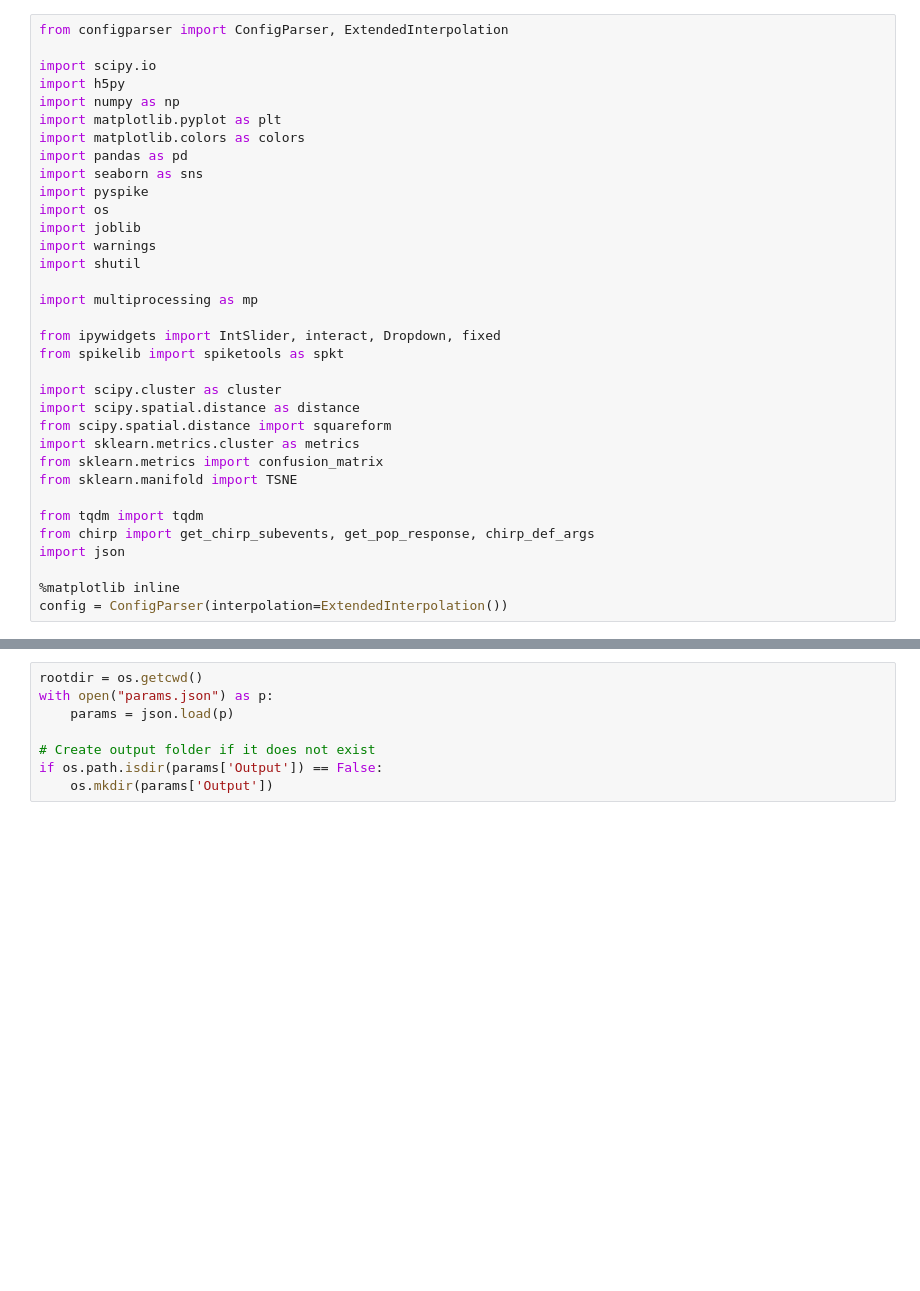
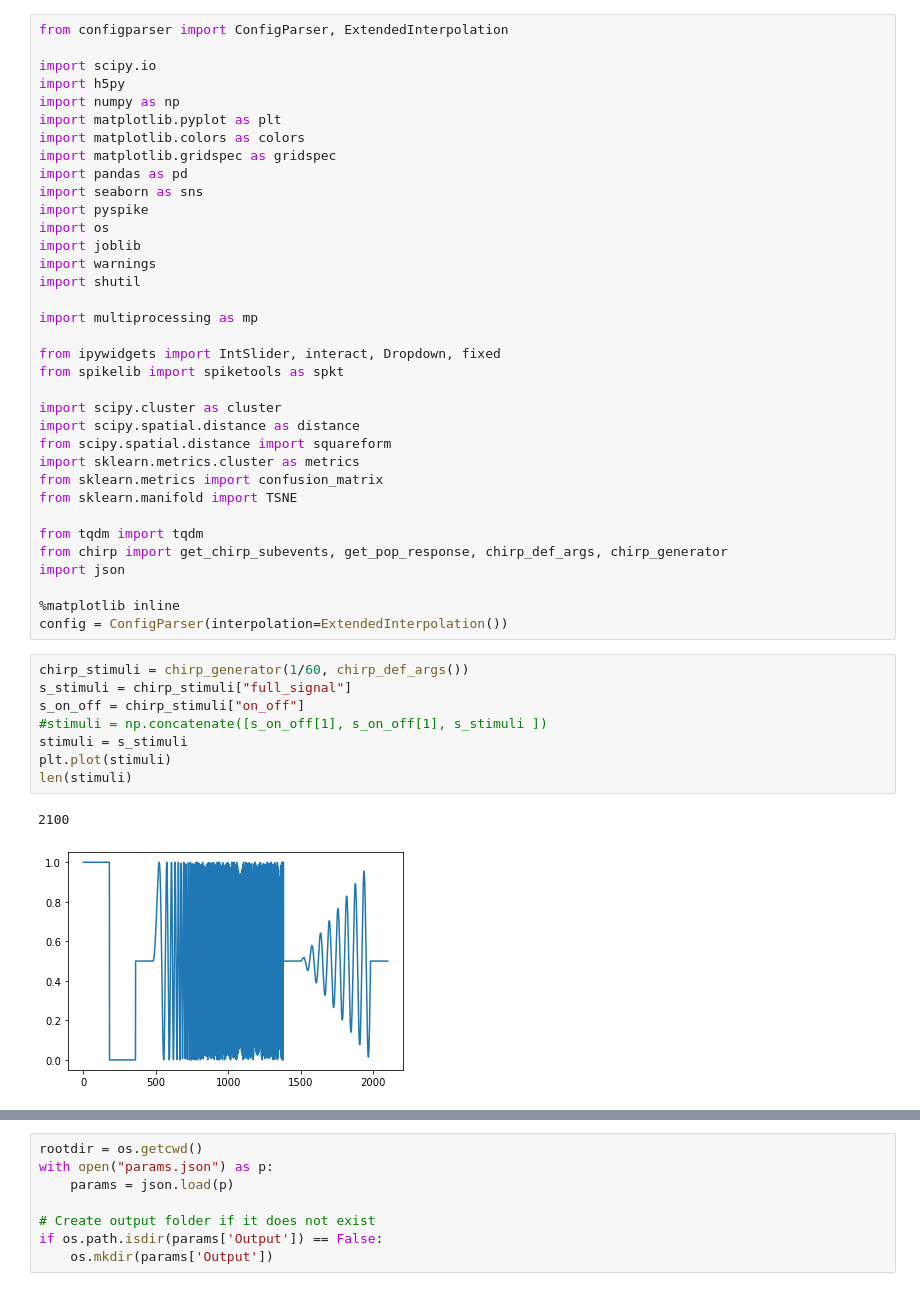
Before and after one commit to pabloreyesrobles/chirp-features, a Jupyter notebook: rgc_clustering.ipynb, the cells around one changed output, grey strips where cells are left out. Cells and saved outputs as stored; diff of their text form; blank space fills up the shorter version.

```diff
--- a/rgc_clustering.ipynb
+++ b/rgc_clustering.ipynb
@@ -6,6 +6,7 @@ import h5py
 import numpy as np
 import matplotlib.pyplot as plt
 import matplotlib.colors as colors
+import matplotlib.gridspec as gridspec
 import pandas as pd
 import seaborn as sns
 import pyspike
@@ -27,8 +28,19 @@ from sklearn.metrics import confusion_matrix
 from sklearn.manifold import TSNE
 
 from tqdm import tqdm
-from chirp import get_chirp_subevents, get_pop_response, chirp_def_args
+from chirp import get_chirp_subevents, get_pop_response, chirp_def_args, chirp_generator
 import json
 
 %matplotlib inline
 config = ConfigParser(interpolation=ExtendedInterpolation())
+# %%
+chirp_stimuli = chirp_generator(1/60, chirp_def_args())
+s_stimuli = chirp_stimuli["full_signal"]
+s_on_off = chirp_stimuli["on_off"]
+#stimuli = np.concatenate([s_on_off[1], s_on_off[1], s_stimuli ])
+stimuli = s_stimuli
+plt.plot(stimuli)
+len(stimuli)
+# %% [output]
+2100
+[figure, added]
```
Also changed, not shown: parts of 8 cells of this notebook.
